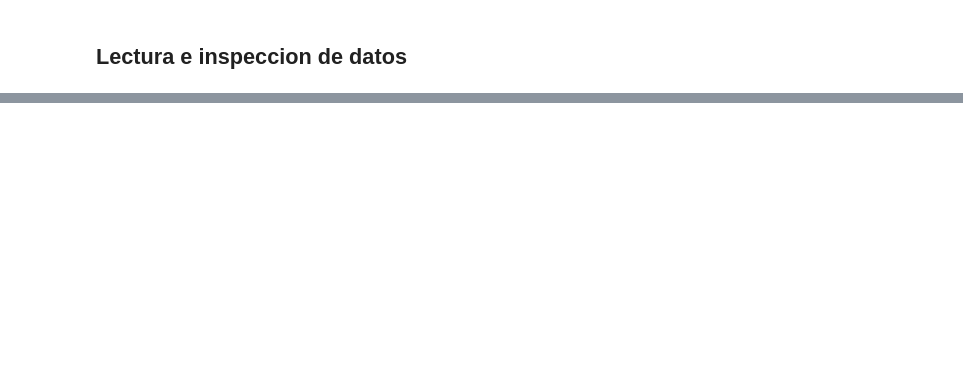
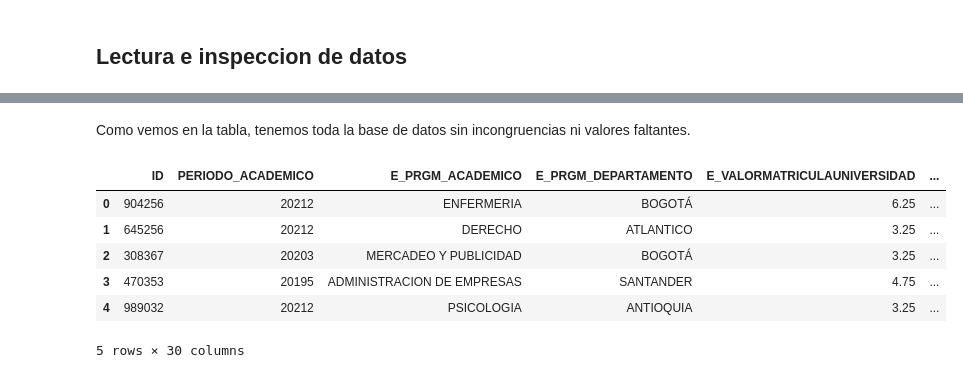
Before and after one commit to juanpablor69/Proyecto_IA, a Jupyter notebook: 02_preprocesado.ipynb, the cells around one changed output, grey strips where cells are left out. Cells and saved outputs as stored; diff of their text form; code cells hidden in the pictures; blank space fills up the shorter version.

```diff
--- a/02_preprocesado.ipynb
+++ b/02_preprocesado.ipynb
@@ -60,0 +149,7 @@ NameError: name 'datos' is not defined
+# %%
+# === One-hot encoding automático ===
+datos = pd.get_dummies(datos, columns=['F_EDUCACIONMADRE'], prefix='EDUMADRE')
+
+# === Confirmar cambios ===
+print("\n--- Limpieza completada ---")
+print(datos.info())
@@ -60,0 +174,12 @@ NameError: name 'datos' is not defined
+# %% [markdown]
+Como vemos en la tabla, tenemos toda la base de datos sin incongruencias ni valores faltantes.
+# %%
+datos.head()
+# %% [output]
+|  | ID | PERIODO_ACADEMICO | E_PRGM_ACADEMICO | E_PRGM_DEPARTAMENTO | E_VALORMATRICULAUNIVERSIDAD | ... |
+| 0 | 904256 | 20212 | ENFERMERIA | BOGOTÁ | 6.25 | ... |
+| 1 | 645256 | 20212 | DERECHO | ATLANTICO | 3.25 | ... |
+| 2 | 308367 | 20203 | MERCADEO Y PUBLICIDAD | BOGOTÁ | 3.25 | ... |
+| 3 | 470353 | 20195 | ADMINISTRACION DE EMPRESAS | SANTANDER | 4.75 | ... |
+| 4 | 989032 | 20212 | PSICOLOGIA | ANTIOQUIA | 3.25 | ... |
+5 rows × 30 columns
```
Also changed, not shown: parts of 14 cells of this notebook.
